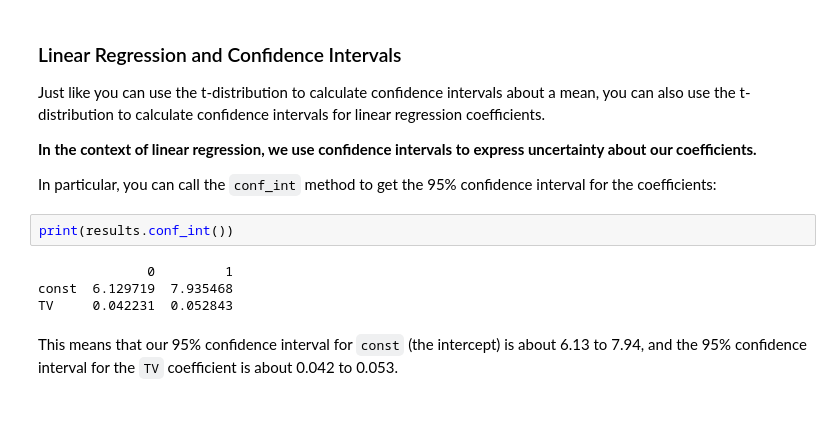
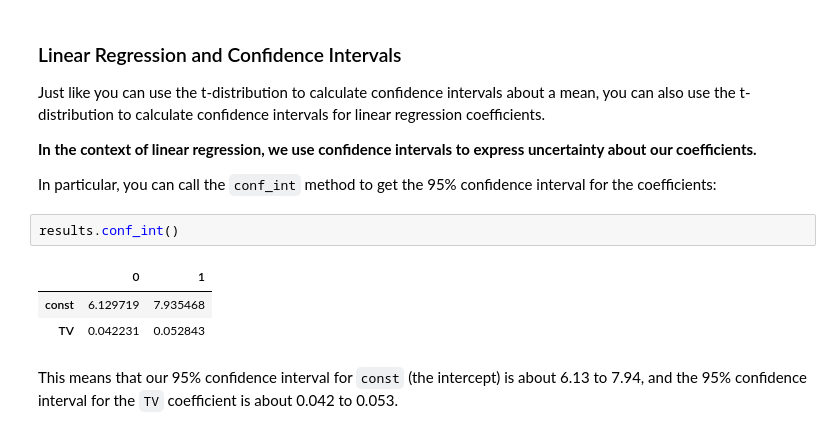
Before and after one commit to mojay6111/DSC-statistical-modeling, a Jupyter notebook: index.ipynb, the cells around one changed output. Saved outputs shown, nothing was run; the diff lists cells and outputs as text.

```diff
--- a/index.ipynb
+++ b/index.ipynb
@@ -171,12 +171,12 @@ Just like you can use the t-distribution to calculate confidence intervals about
 **In the context of linear regression, we use confidence intervals to express uncertainty about our coefficients.**
 
 In particular, you can call the `conf_int` method to get the 95% confidence interval for the coefficients:
-# %%
-print(results.conf_int())
-# %% [output]
-              0         1
-const  6.129719  7.935468
-TV     0.042231  0.052843
+# %%
+results.conf_int()
+# %% [output]
+|  | 0 | 1 |
+| const | 6.129719 | 7.935468 |
+| TV | 0.042231 | 0.052843 |
 # %% [markdown]
 This means that our 95% confidence interval for `const` (the intercept) is about 6.13 to 7.94, and the 95% confidence interval for the `TV` coefficient is about 0.042 to 0.053.
 # %% [markdown]
```
